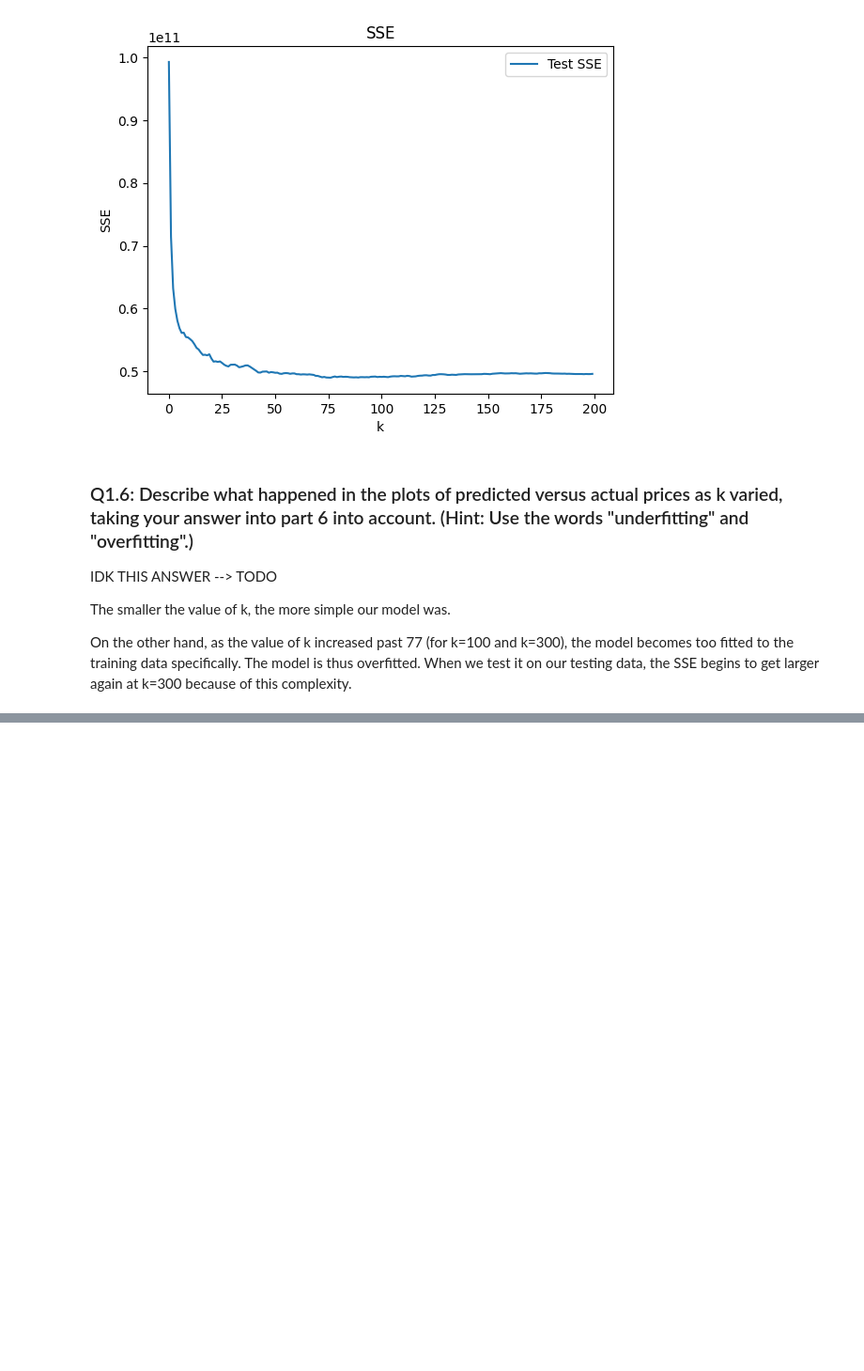
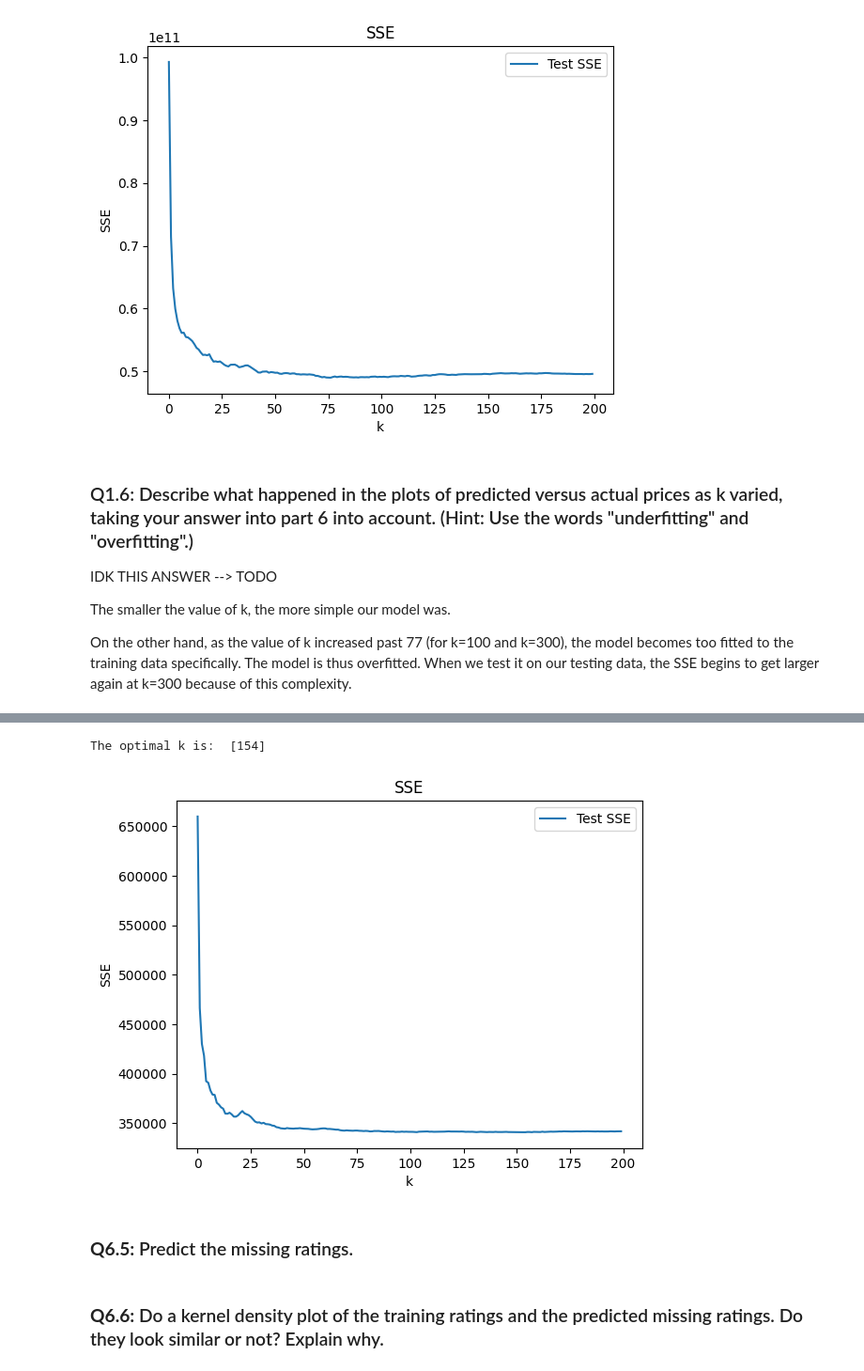
Before and after one commit to genevievepur/ds3001-knn, a Jupyter notebook: assignment_knn.ipynb, the cells around one changed output, grey strips where cells are left out. Shown at 94% size. Drawn from its saved outputs; the diff is of its cells as text; code cells hidden in the pictures; blank space fills up the shorter version.

```diff
--- a/assignment_knn.ipynb
+++ b/assignment_knn.ipynb
@@ -201,0 +205,5 @@ On the other hand, as the value of k increased past 77 (for k=100 and k=300), th
+# %%
+df['Price'].unique()
+df['Price'] = df['Price'].str.replace(',', '')
+df['Price'] = pd.to_numeric(df['Price'])
+print(df['Price'].describe(), '\n')
@@ -201,0 +235,3 @@ On the other hand, as the value of k increased past 77 (for k=100 and k=300), th
+# %%
+df = df.dropna(axis = 0, how = 'any')
+df.head()
@@ -201,0 +247,35 @@ On the other hand, as the value of k increased past 77 (for k=100 and k=300), th
+# %%
+y = df['Review Scores Rating']
+X = df.loc[:, ['Price', 'Beds']]
+
+from sklearn.model_selection import train_test_split
+
+X_train, X_test, y_train, y_test = train_test_split(X, y,
+                                                    test_size=.2,
+                                                    random_state=100)
+
+from sklearn.neighbors import KNeighborsRegressor
+
+k_bar = 200
+SSE = np.zeros(k_bar)
+
+for k in range(k_bar):
+  model = KNeighborsRegressor(n_neighbors=k+1)
+  fitted_model = model.fit(X_train, y_train)
+  y_hat = fitted_model.predict(X_test)
+  SSE[k] = np.sum((y_test-y_hat)**2)
+
+SSE_min = np.min(SSE)
+min_index = np.where(SSE==SSE_min)
+k_star = min_index[0]+1
+print("The optimal k is: ", k_star, '\n')
+
+plt.plot(np.arange(0,k_bar),SSE,label='Test SSE') # Plot SSE by k
+plt.xlabel("k")
+plt.ylabel("SSE")
+plt.legend(loc='upper right')
+plt.title('SSE')
+plt.show()
+# %% [output]
+The optimal k is:  [154]
+[figure, added]
@@ -201,0 +285,4 @@ On the other hand, as the value of k increased past 77 (for k=100 and k=300), th
+# %% [markdown]
+### **Q6.5:** Predict the missing ratings.
+# %% [markdown]
+### **Q6.6:** Do a kernel density plot of the training ratings and the predicted missing ratings. Do they look similar or not? Explain why.
```
Also changed, not shown: parts of 12 cells of this notebook.
